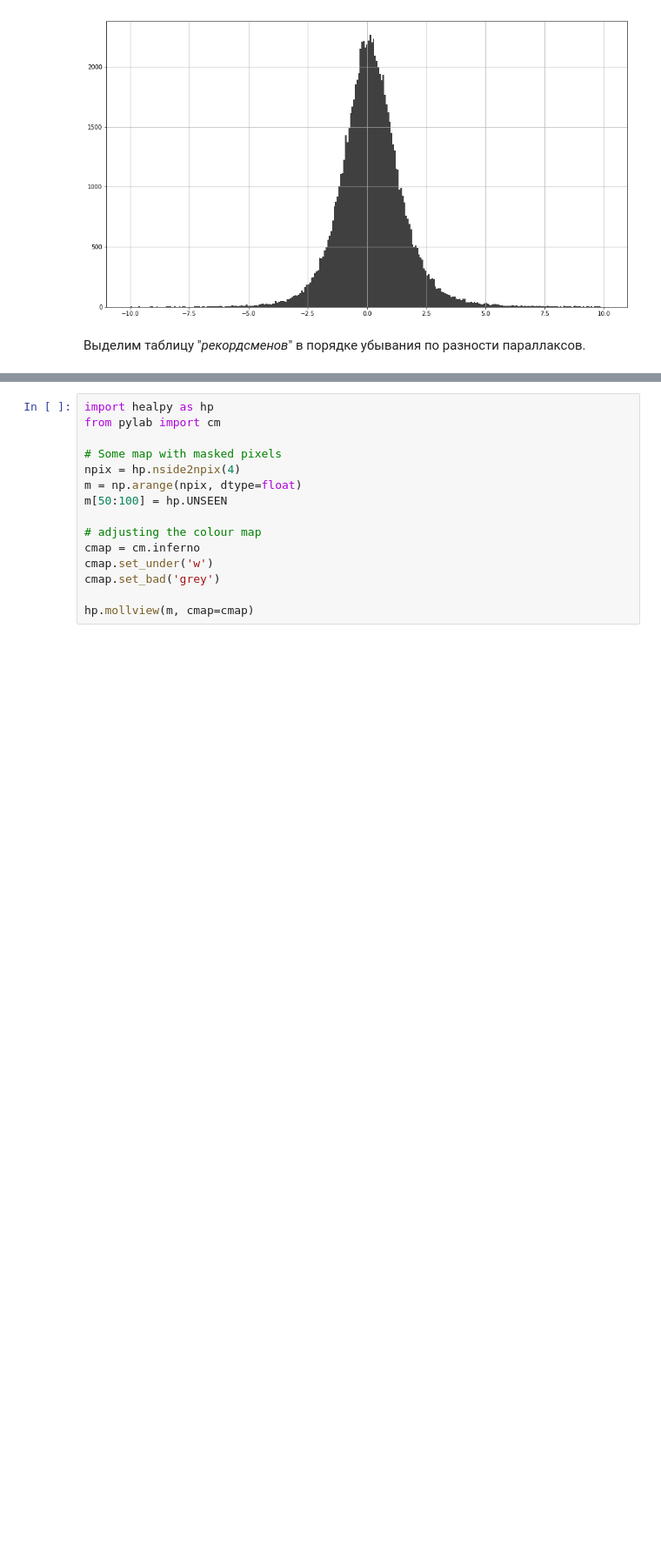
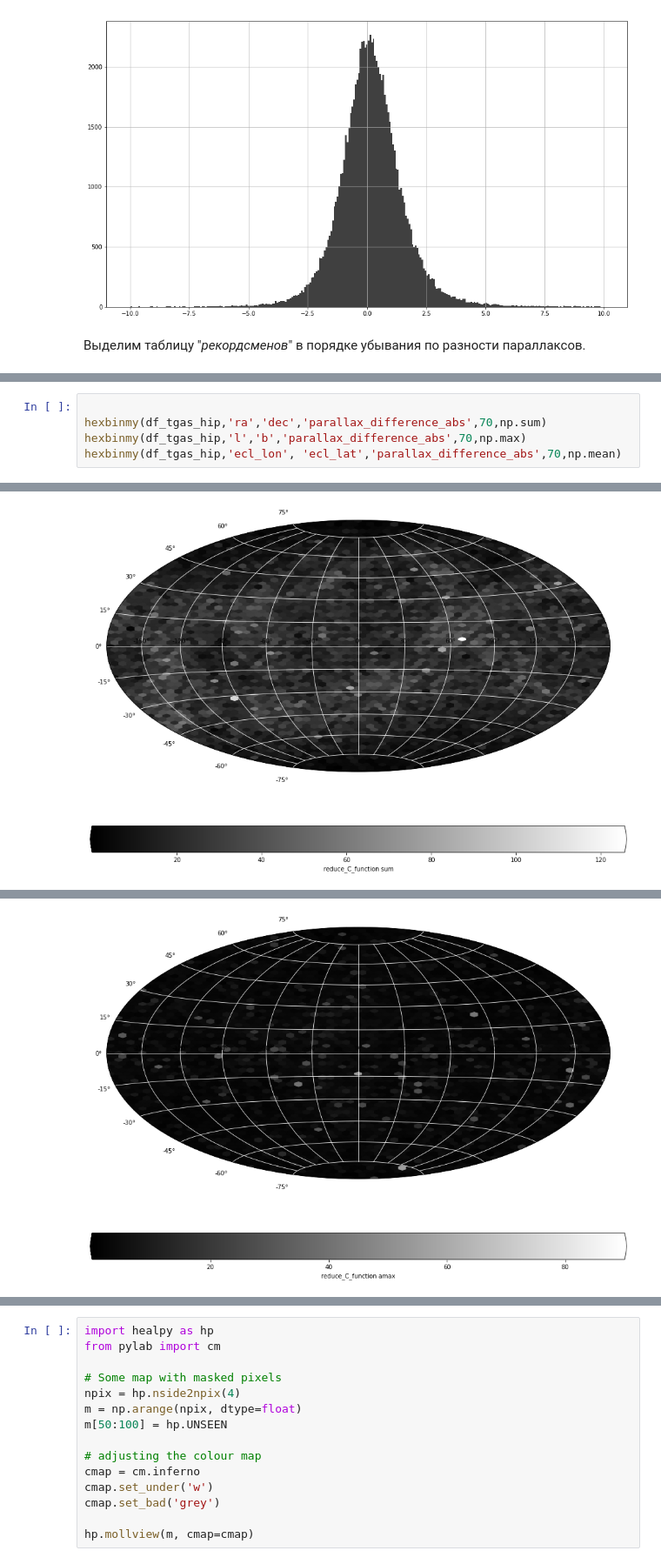
Before and after one commit to paantya/gaialib, a Jupyter notebook: d2018.ipynb, the cells around one changed output, grey strips where cells are left out. Shown at 87% size. Cells and saved outputs as stored; diff of their text form; blank space fills up the shorter version.

```diff
--- a/d2018.ipynb
+++ b/d2018.ipynb
@@ -320,0 +333,6 @@ Wall time: 8.72 s
+# %%
+
+hexbinmy(df_tgas_hip,'ra','dec','parallax_difference_abs',70,np.sum)
+hexbinmy(df_tgas_hip,'l','b','parallax_difference_abs',70,np.max)
+hexbinmy(df_tgas_hip,'ecl_lon', 'ecl_lat','parallax_difference_abs',70,np.mean)
+# %% [output]
@@ -320,0 +341 @@ Wall time: 8.72 s
+[figure, added]
@@ -320,0 +344 @@ Wall time: 8.72 s
+[figure, added]
```
Also changed, not shown: parts of 29 cells of this notebook.
